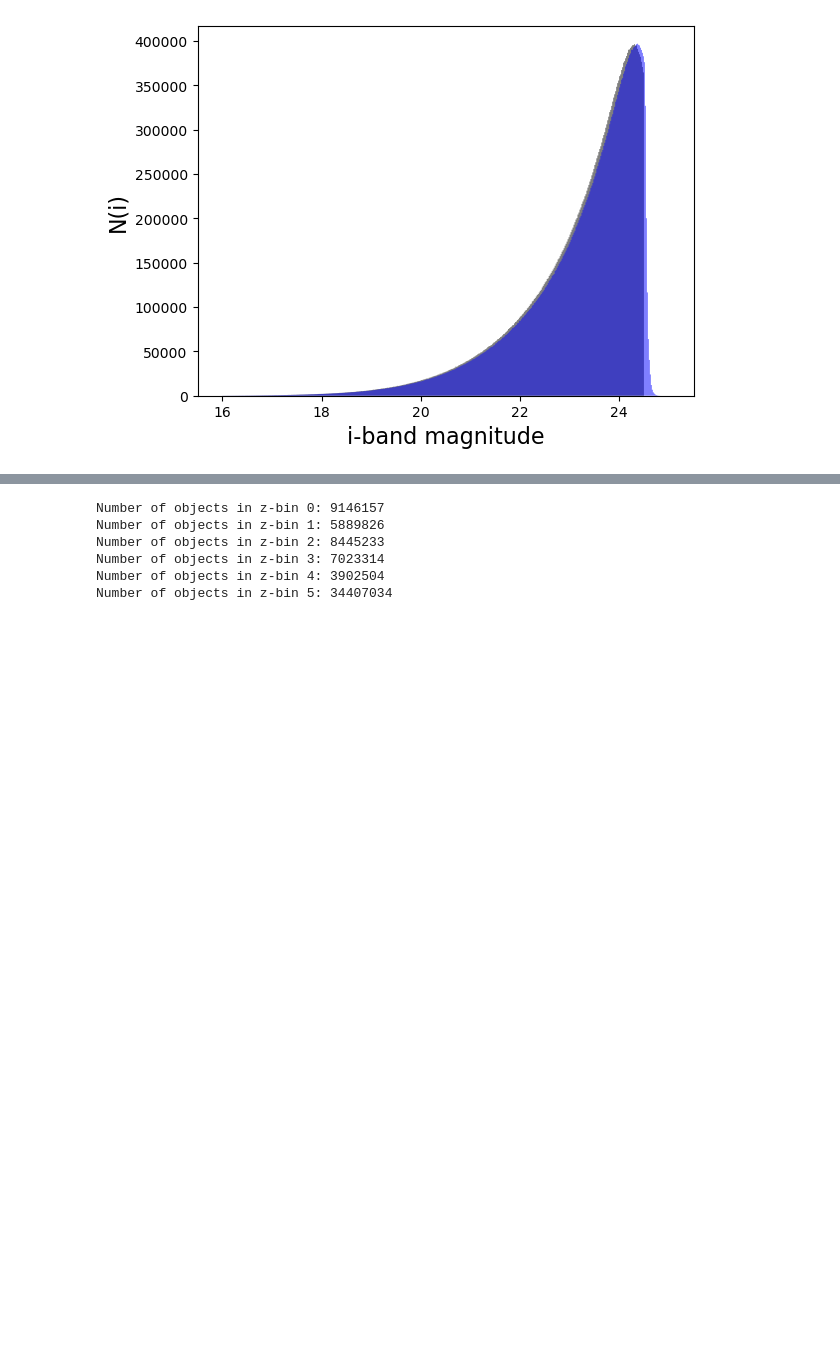
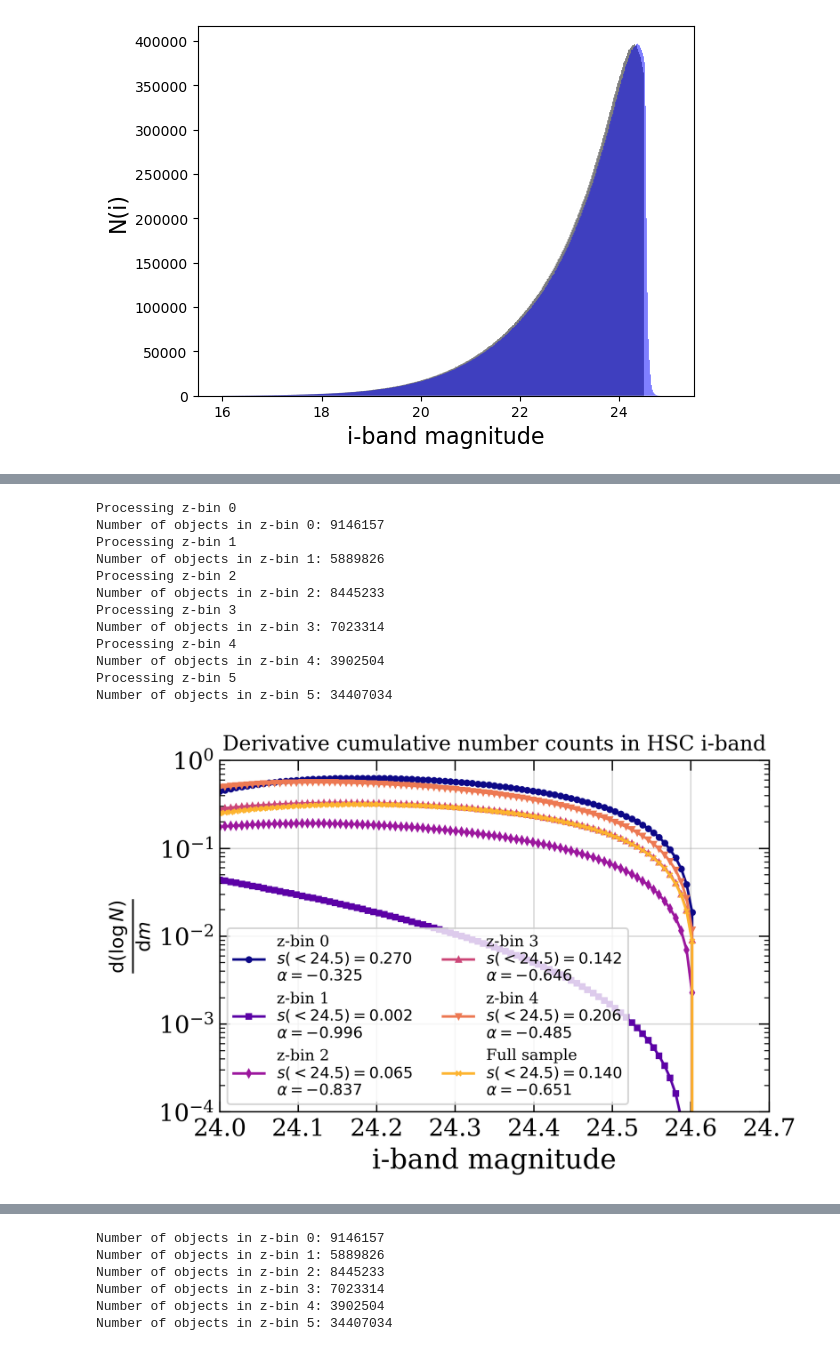
Before and after one commit to JeanCHDJdev/desi-y3-hsc, a Jupyter notebook: src/analysis/data_inspection.ipynb, the cells around one changed output, grey strips where cells are left out. Drawn from its saved outputs; the diff is of its cells as text; code cells hidden in the pictures; blank space fills up the shorter version.

```diff
--- a/src/analysis/data_inspection.ipynb
+++ b/src/analysis/data_inspection.ipynb
@@ -425,0 +366,68 @@ Number of objects in z-bin 5: 34407034
+# %%
+mag_bins = np.linspace(24, 24.7, 101)
+def cumulative_mag_counts(mag, ibmag):
+    """Cumulative number counts for magnification bias."""
+    return np.array([np.sum(ibmag < m) for m in mag])
+bin_to_name = {
+    0 : ''
+}
+
+# Create cumulative magnitude counts plot using PlotManager
+with pm.make_plot('cumulative_mag_counts', figsize=(6, 4), show=True) as (fig, ax):
+    dmag = np.gradient(mag_bins)
+    markers = ['o', 's', 'd', '^', 'v', 'x']
+    for zbin_index in range(0, 6):
+        print(f'Processing z-bin {zbin_index}')
+        if zbin_index == 5:
+            zbin = hsc
+            imag = hsc['i_cm_mag'][:] - hsc['a_i'][:]
+        else:
+            zbin = hsc[hsc["z_bin"] == zbin_index]
+            imag = zbin['i_cm_mag'] - zbin['a_i']
+        print(f'Number of objects in z-bin {zbin_index}: {len(imag)}')
+        mag_counts = cumulative_mag_counts(mag_bins, imag)
+        valid_mag_counts = mag_counts[mag_counts > 0]
+        valid_mag_bins = mag_bins[mag_counts > 0]
+        # fit a 4th order polynomial to the cumulative counts
+        poly_mag = np.poly1d(np.polyfit(valid_mag_bins, valid_mag_counts, 4))
+        poly_mag_der = np.polyder(poly_mag, 1)
+        # composite derivative
+        s_lim = poly_mag_der(24.5) / (poly_mag(24.5) * np.log(10))
+        pmag_der = poly_mag_der(mag_bins) / (poly_mag(mag_bins) * np.log(10))
+
+        ax.plot(
+            mag_bins,
+            pmag_der,
+            marker=markers[zbin_index],
+            markersize=3,
+            label=(
+                (f'z-bin {zbin_index}' if zbin_index < 5 else 'Full sample') +
+                '\n' +
+                rf'$s(< 24.5) = {s_lim:.3f}$' +
+                '\n' +
+                rf'$\alpha = {2.5 * s_lim - 1:.3f}$'
+            ),
+            color=cmap_hsc(zbin_index/6),
+            )
+    ax.grid(True)
+    ax.set_xlabel('i-band magnitude')
+    ax.set_ylabel(r'$\frac{\mathrm{d}(\log N)}{\mathrm{d}m}$')
+    ax.set_yscale('log')
+    ax.set_ylim(1e-4, 1)
+    ax.set_xlim(24, 24.7)
+    ax.set_title('Derivative cumulative number counts in HSC i-band', fontsize=12)
+    ax.legend(loc='lower left', fontsize=9, ncols=2)
+# %% [output]
+Processing z-bin 0
+Number of objects in z-bin 0: 9146157
+Processing z-bin 1
+Number of objects in z-bin 1: 5889826
+Processing z-bin 2
+Number of objects in z-bin 2: 8445233
+Processing z-bin 3
+Number of objects in z-bin 3: 7023314
+Processing z-bin 4
+Number of objects in z-bin 4: 3902504
+Processing z-bin 5
+Number of objects in z-bin 5: 34407034
+[figure, added]
```
Also changed, not shown: parts of 3 cells of this notebook, 2 other files.
